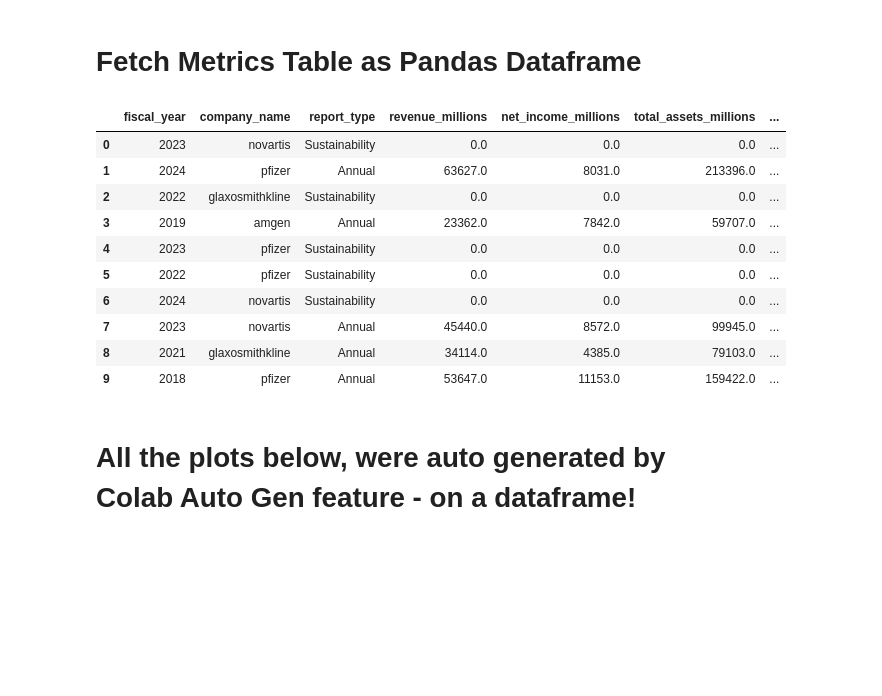
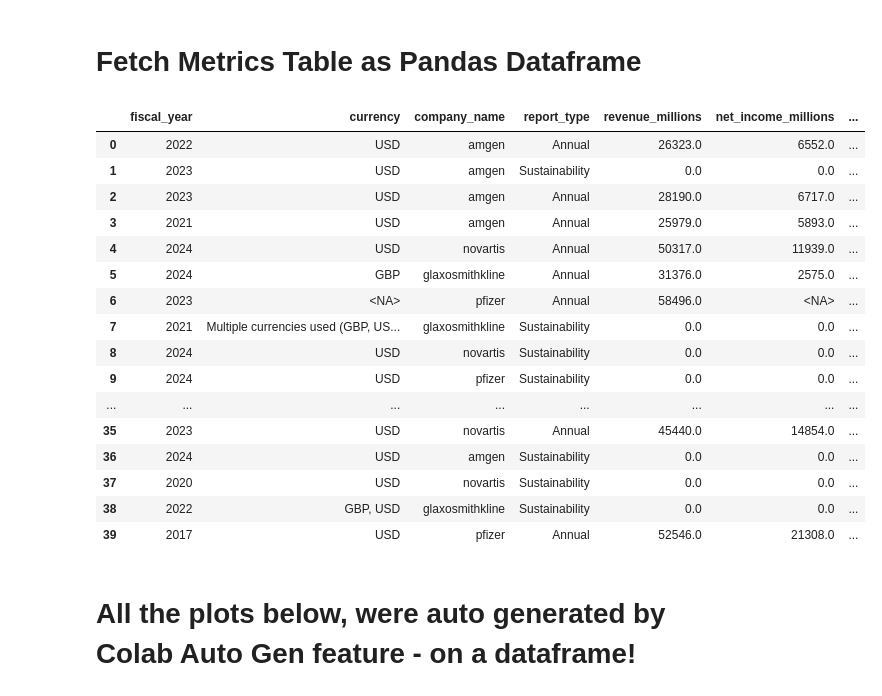
Before and after one commit to intellitrend-global/google_hackathon_bq_ai, a Jupyter notebook: process_reports.ipynb, the cells around one changed output. Cells and saved outputs as stored; diff of their text form; code cells hidden in the pictures; blank space fills up the shorter version.

```diff
--- a/process_reports.ipynb
+++ b/process_reports.ipynb
@@ -781,31 +732,38 @@ print("✅ Forecast table created successfully!")
 # %%
 metrics_sql1 = f"""
 SELECT *
 FROM `{QUALIFIED_METRICS_TABLE_ID}`
 """
 df_metrics = bpd.read_gbq(metrics_sql1)
 
+
 #df_metrics = bpd.read_gbq(f"{QUALIFIED_METRICS_TABLE_ID}")
 # Create the dataset
-df = df_metrics[['fiscal_year', 'company_name', 'report_type',   'revenue_millions', 'net_income_millions',
+df = df_metrics[['fiscal_year', 'currency', 'company_name',   'report_type',   'revenue_millions', 'net_income_millions',
                  'total_assets_millions', 'employee_count',   'scope_1_ghg_emissions',
-                 'scope_2_ghg_emissions', 'scope_3_ghg_emissions', 'total_ghg_emissions' ]].to_pandas()
+                 'scope_2_ghg_emissions', 'scope_3_ghg_emissions', 'total_ghg_emissions', "total_cashflow_millions"]].to_pandas()
 
 # Shuffle rows randomly
 df_random = df.sample(frac=1).reset_index(drop=True)
-df_random.head(10)
+df_random.head(40)
 # %% [output]
-|  | fiscal_year | company_name | report_type | revenue_millions | net_income_millions | total_assets_millions | ... |
-| 0 | 2023 | novartis | Sustainability | 0.0 | 0.0 | 0.0 | ... |
-| 1 | 2024 | pfizer | Annual | 63627.0 | 8031.0 | 213396.0 | ... |
-| 2 | 2022 | glaxosmithkline | Sustainability | 0.0 | 0.0 | 0.0 | ... |
-| 3 | 2019 | amgen | Annual | 23362.0 | 7842.0 | 59707.0 | ... |
-| 4 | 2023 | pfizer | Sustainability | 0.0 | 0.0 | 0.0 | ... |
-| 5 | 2022 | pfizer | Sustainability | 0.0 | 0.0 | 0.0 | ... |
-| 6 | 2024 | novartis | Sustainability | 0.0 | 0.0 | 0.0 | ... |
-| 7 | 2023 | novartis | Annual | 45440.0 | 8572.0 | 99945.0 | ... |
-| 8 | 2021 | glaxosmithkline | Annual | 34114.0 | 4385.0 | 79103.0 | ... |
-| 9 | 2018 | pfizer | Annual | 53647.0 | 11153.0 | 159422.0 | ... |
+|  | fiscal_year | currency | company_name | report_type | revenue_millions | net_income_millions | ... |
+| 0 | 2022 | USD | amgen | Annual | 26323.0 | 6552.0 | ... |
+| 1 | 2023 | USD | amgen | Sustainability | 0.0 | 0.0 | ... |
+| 2 | 2023 | USD | amgen | Annual | 28190.0 | 6717.0 | ... |
+| 3 | 2021 | USD | amgen | Annual | 25979.0 | 5893.0 | ... |
+| 4 | 2024 | USD | novartis | Annual | 50317.0 | 11939.0 | ... |
+| 5 | 2024 | GBP | glaxosmithkline | Annual | 31376.0 | 2575.0 | ... |
+| 6 | 2023 | <NA> | pfizer | Annual | 58496.0 | <NA> | ... |
+| 7 | 2021 | Multiple currencies used (GBP, US... | glaxosmithkline | Sustainability | 0.0 | 0.0 | ... |
+| 8 | 2024 | USD | novartis | Sustainability | 0.0 | 0.0 | ... |
+| 9 | 2024 | USD | pfizer | Sustainability | 0.0 | 0.0 | ... |
+| ... | ... | ... | ... | ... | ... | ... | ... |
+| 35 | 2023 | USD | novartis | Annual | 45440.0 | 14854.0 | ... |
+| 36 | 2024 | USD | amgen | Sustainability | 0.0 | 0.0 | ... |
+| 37 | 2020 | USD | novartis | Sustainability | 0.0 | 0.0 | ... |
+| 38 | 2022 | GBP, USD | glaxosmithkline | Sustainability | 0.0 | 0.0 | ... |
+| 39 | 2017 | USD | pfizer | Annual | 52546.0 | 21308.0 | ... |
 # %% [markdown]
 # All the plots below, were auto generated by Colab Auto Gen feature - on a dataframe!
 # %% [markdown]
```
Also changed, not shown: parts of 27 cells of this notebook.
